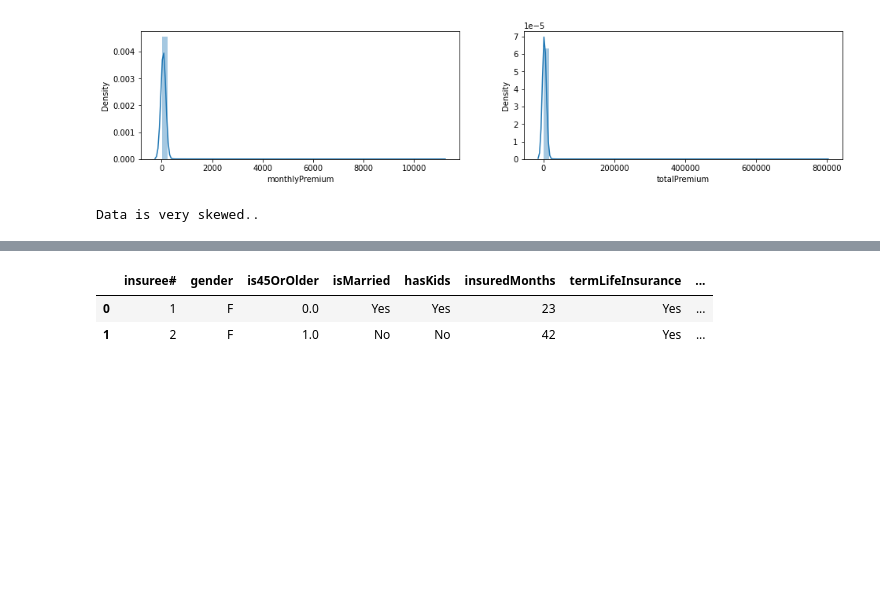
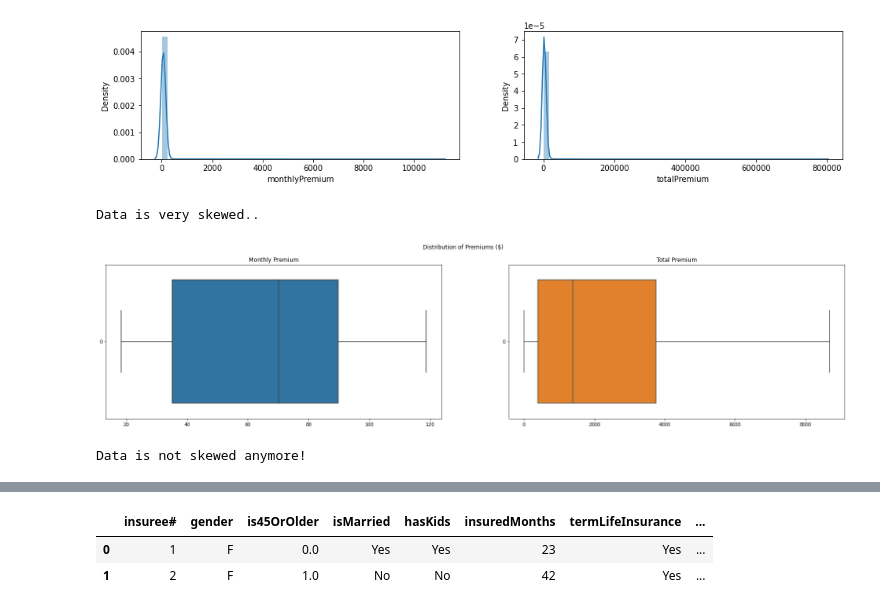
Before and after one commit to Tat-sheng/govtech_vica, a Jupyter notebook: VICA_tatsheng.ipynb, the cells around one changed output, grey strips where cells are left out. Cells and saved outputs as stored; diff of their text form; code cells hidden in the pictures; blank space fills up the shorter version.

```diff
--- a/VICA_tatsheng.ipynb
+++ b/VICA_tatsheng.ipynb
@@ -117,3 +116,17 @@ for i in premiums:
+# %%
+fig, (ax1, ax2) = plt.subplots(1,2, figsize = (28,6))
+sns.boxplot(df.monthlyPremium, orient= 'h', ax = ax1, color = 'tab:blue')
+sns.boxplot(df.totalPremium, orient= 'h', ax = ax2, color = 'tab:orange')
+
+fig.suptitle('Distribution of Premiums ($)')
+ax1.set_title('Monthly Premium')
+ax2.set_title('Total Premium')
+plt.show()
+
+print('Data is not skewed anymore!')
+# %% [output]
+[figure, added]
+Data is not skewed anymore!
 # %%
 # Check NA fields
 df.isna().sum().sort_values(ascending=False)
```
Also changed, not shown: parts of 6 cells of this notebook.
